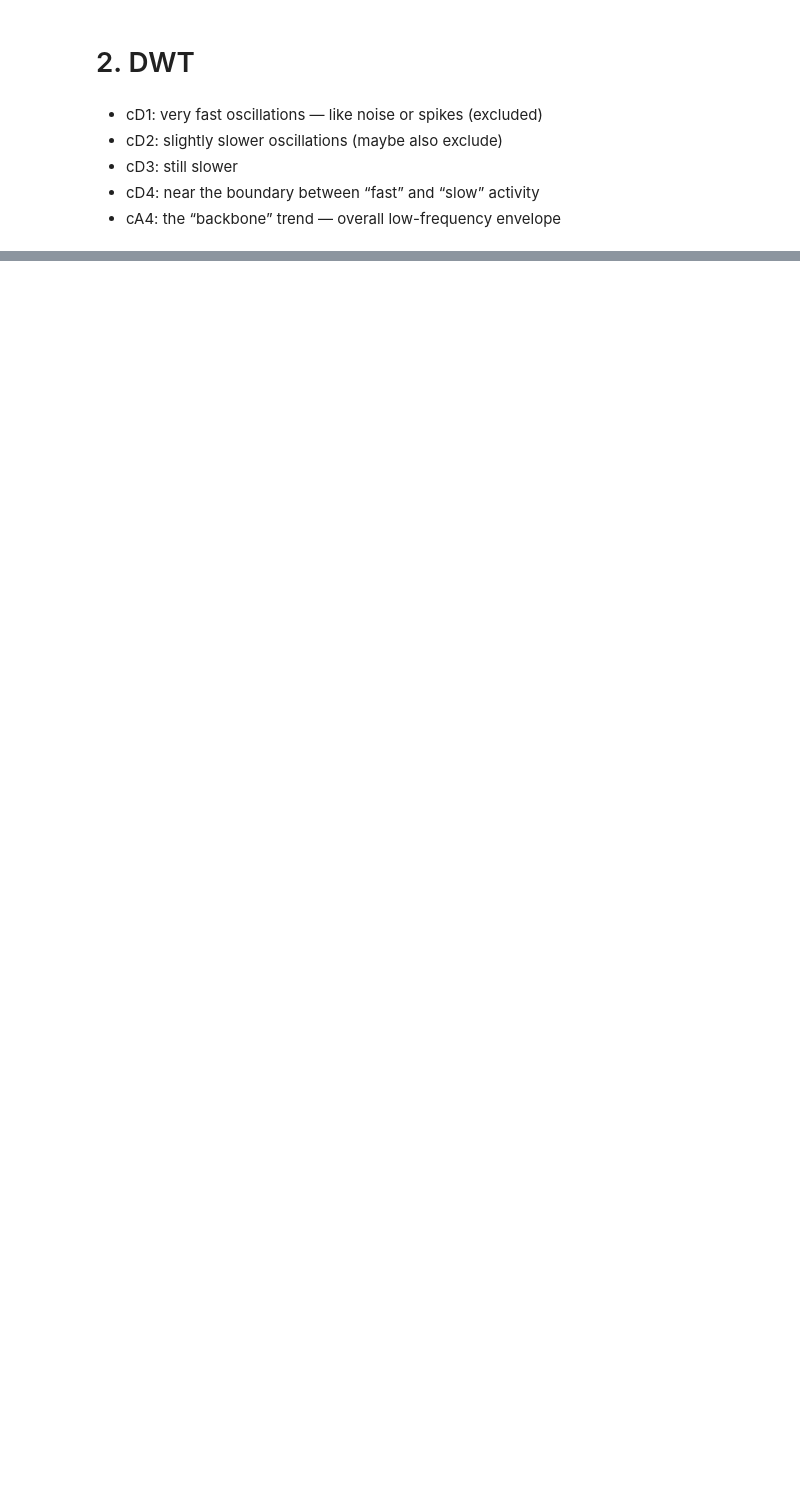
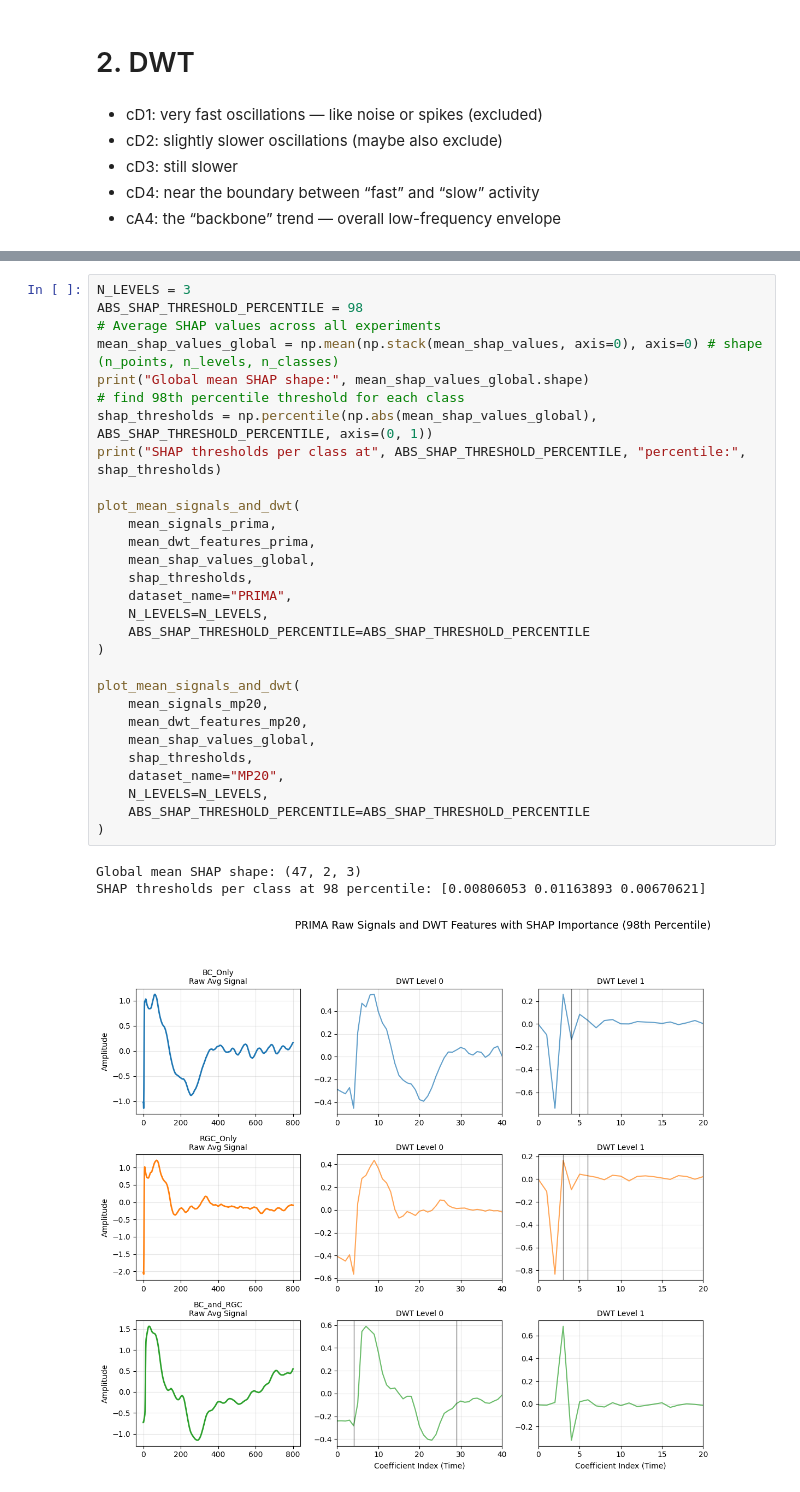
Before and after one commit to lillikiessling/VEP_Classifier, a Jupyter notebook: Multichannel_CNN.ipynb, the cells around one changed output, grey strips where cells are left out. Saved outputs shown, nothing was run; the diff lists cells and outputs as text; blank space fills up the shorter version.

```diff
--- a/Multichannel_CNN.ipynb
+++ b/Multichannel_CNN.ipynb
@@ -712,0 +770,33 @@ DWT Coefficients lengths before padding: [69, 69, 131, 255, 503]
+# %%
+N_LEVELS = 3
+ABS_SHAP_THRESHOLD_PERCENTILE = 98
+# Average SHAP values across all experiments
+mean_shap_values_global = np.mean(np.stack(mean_shap_values, axis=0), axis=0) # shape (n_points, n_levels, n_classes)
+print("Global mean SHAP shape:", mean_shap_values_global.shape)
+# find 98th percentile threshold for each class
+shap_thresholds = np.percentile(np.abs(mean_shap_values_global), ABS_SHAP_THRESHOLD_PERCENTILE, axis=(0, 1))
+print("SHAP thresholds per class at", ABS_SHAP_THRESHOLD_PERCENTILE, "percentile:", shap_thresholds)
+
+plot_mean_signals_and_dwt(
+    mean_signals_prima,
+    mean_dwt_features_prima,
+    mean_shap_values_global,
+    shap_thresholds,
+    dataset_name="PRIMA",
+    N_LEVELS=N_LEVELS,
+    ABS_SHAP_THRESHOLD_PERCENTILE=ABS_SHAP_THRESHOLD_PERCENTILE
+)
+
+plot_mean_signals_and_dwt(
+    mean_signals_mp20,
+    mean_dwt_features_mp20,
+    mean_shap_values_global,
+    shap_thresholds,
+    dataset_name="MP20",
+    N_LEVELS=N_LEVELS,
+    ABS_SHAP_THRESHOLD_PERCENTILE=ABS_SHAP_THRESHOLD_PERCENTILE
+)
+# %% [output]
+Global mean SHAP shape: (47, 2, 3)
+SHAP thresholds per class at 98 percentile: [0.00806053 0.01163893 0.00670621]
+[figure, added]
```
Also changed, not shown: parts of 19 cells of this notebook, 21 other files.
